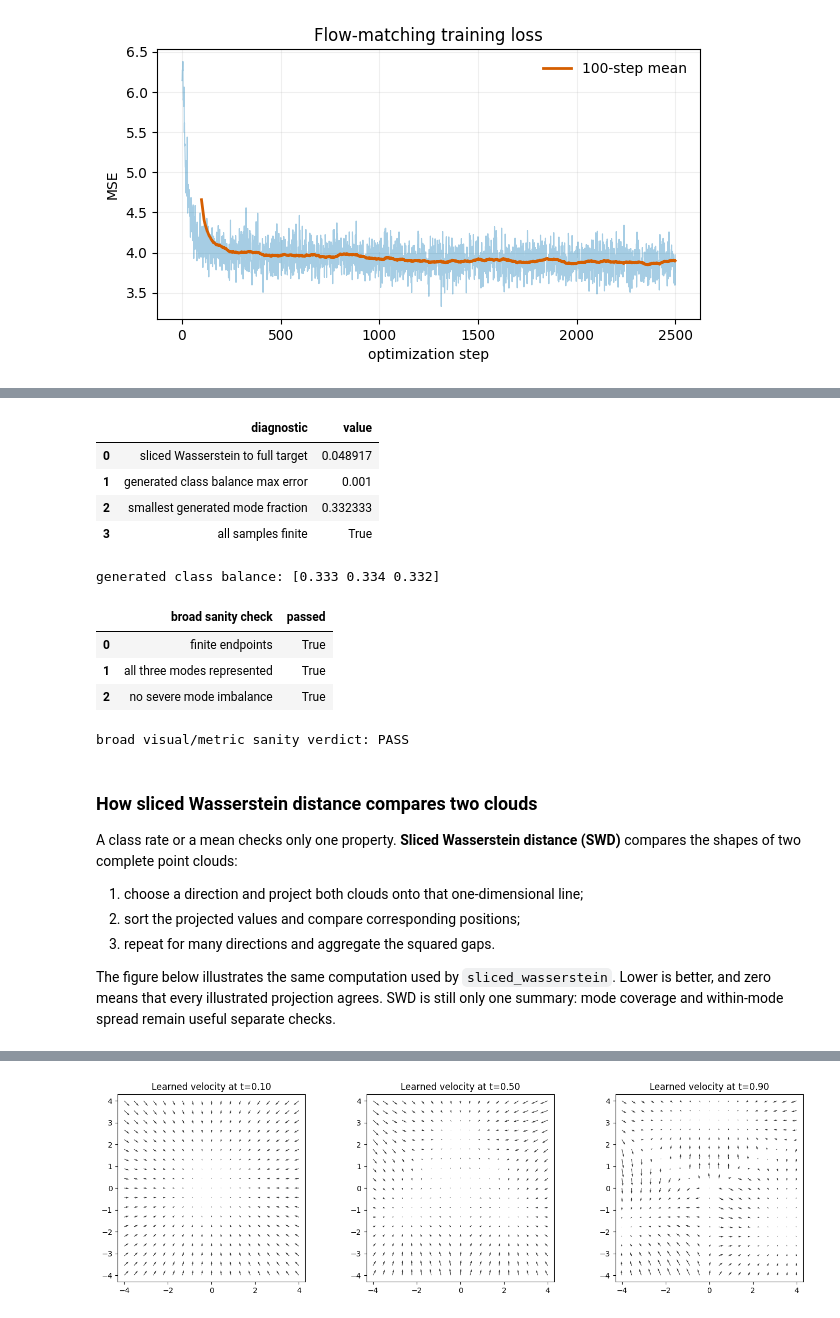
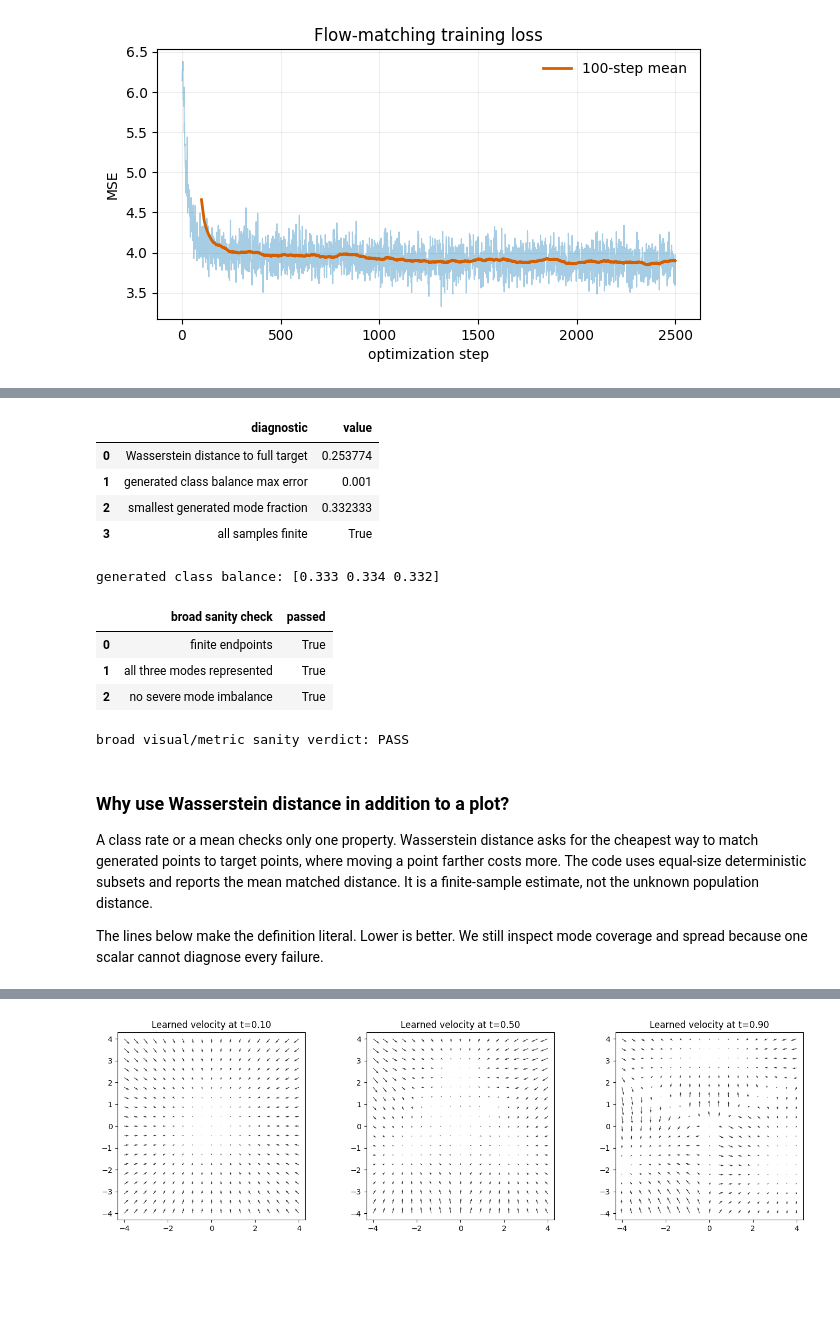
Before and after one commit to isotrivial/diffusion-steering-preclass-notes, a Jupyter notebook: notebooks/toy_data/executed/01_train_unconditional_flow_matching.ipynb, the cells around one changed output, grey strips where cells are left out. Drawn from its saved outputs; the diff is of its cells as text; code cells hidden in the pictures; blank space fills up the shorter version.

```diff
--- a/notebooks/toy_data/executed/01_train_unconditional_flow_matching.ipynb
+++ b/notebooks/toy_data/executed/01_train_unconditional_flow_matching.ipynb
@@ -115,36 +120,36 @@ generated_balance = torch.bincount(predicted, minlength=len(CLASS_NAMES)).float(
 generated_balance /= generated_balance.sum()
 
 diagnostics = pd.DataFrame({
     "diagnostic": [
-        "sliced Wasserstein to full target",
+        "Wasserstein distance to full target",
         "generated class balance max error",
         "smallest generated mode fraction",
         "all samples finite",
     ],
     "value": [
-        sliced_wasserstein(generated, target),
+        wasserstein_distance(generated, target),
         float(torch.max(torch.abs(generated_balance - 1 / len(CLASS_NAMES))).cpu()),
         float(generated_balance.min().cpu()),
         bool(torch.isfinite(generated).all()),
     ],
 })
 display(diagnostics)
 print("generated class balance:", generated_balance.cpu().numpy().round(3))
 
 # These are broad smoke checks, not a proof of distributional equality.
 generation_checks = pd.DataFrame({
     "broad sanity check": ["finite endpoints", "all three modes represented", "no severe mode imbalance"],
     "passed": [
         bool(torch.isfinite(generated).all()),
         bool((generated_balance > 0.15).all()),
         bool(torch.max(torch.abs(generated_balance - 1 / len(CLASS_NAMES))) < 0.10),
     ],
 })
 display(generation_checks)
 print("broad visual/metric sanity verdict:", "PASS" if generation_checks["passed"].all() else "CHECK OUTPUT")
 # %% [output]
 |  | diagnostic | value |
-| 0 | sliced Wasserstein to full target | 0.048917 |
+| 0 | Wasserstein distance to full target | 0.253774 |
 | 1 | generated class balance max error | 0.001 |
 | 2 | smallest generated mode fraction | 0.332333 |
 | 3 | all samples finite | True |
@@ -155,17 +160,14 @@ generated class balance: [0.333 0.334 0.332]
 | 2 | no severe mode imbalance | True |
 broad visual/metric sanity verdict: PASS
 # %% [markdown]
-### How sliced Wasserstein distance compares two clouds
+### Why use Wasserstein distance in addition to a plot?
 
-A class rate or a mean checks only one property. **Sliced Wasserstein distance
-(SWD)** compares the shapes of two complete point clouds:
+A class rate or a mean checks only one property. Wasserstein distance asks for
+the cheapest way to match generated points to target points, where moving a
+point farther costs more. The code uses equal-size deterministic subsets and
+reports the mean matched distance. It is a finite-sample estimate, not the
+unknown population distance.
 
-1. choose a direction and project both clouds onto that one-dimensional line;
-2. sort the projected values and compare corresponding positions;
-3. repeat for many directions and aggregate the squared gaps.
-
-The figure below illustrates the same computation used by `sliced_wasserstein`.
-Lower is better, and zero means that every illustrated projection agrees.
-SWD is still only one summary: mode coverage and within-mode spread remain
-useful separate checks.
+The lines below make the definition literal. Lower is better. We still inspect
+mode coverage and spread because one scalar cannot diagnose every failure.
 # %%
```
Also changed, not shown: parts of 17 cells of this notebook, 28 other files.
